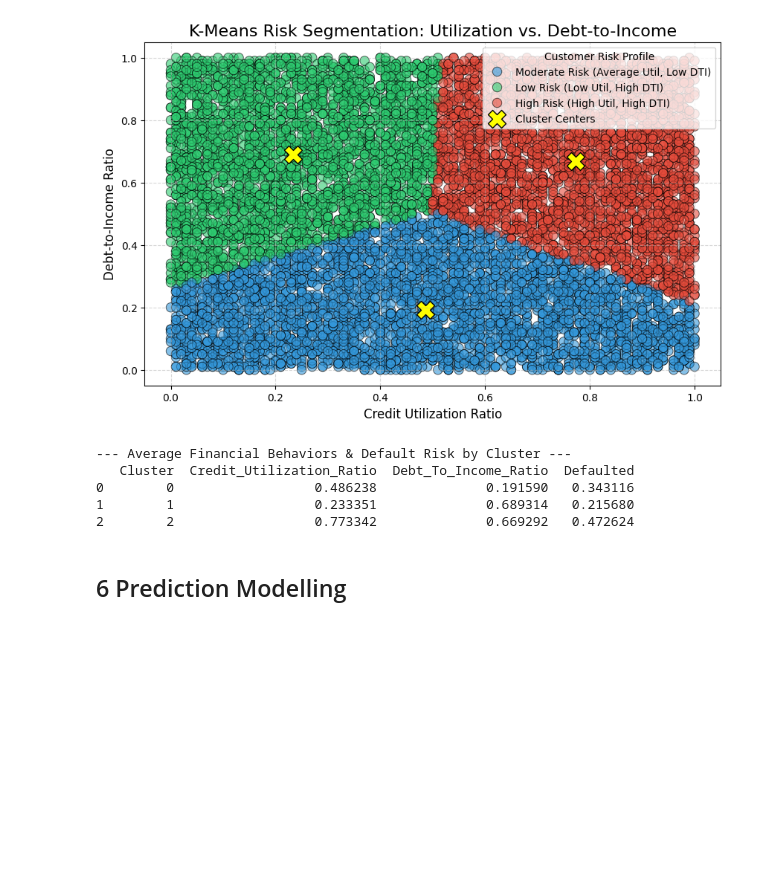
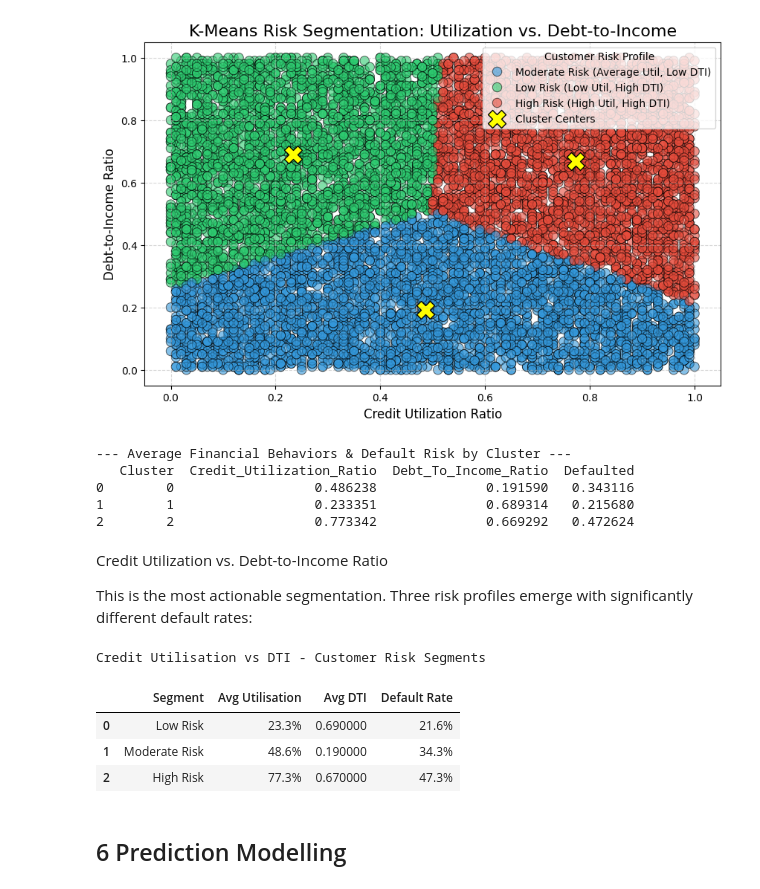
Before and after one commit to Donks9504/Business-Intelligence-and-Data-Mining, a Jupyter notebook: Minimising finanical loss through default and fraud patterns.ipynb, the cells around one changed output. Cells and saved outputs as stored; diff of their text form; code cells hidden in the pictures; blank space fills up the shorter version.

```diff
--- a/Minimising finanical loss through default and fraud patterns.ipynb
+++ b/Minimising finanical loss through default and fraud patterns.ipynb
@@ -634,6 +690,27 @@ print(cluster_stats)
 0        0                  0.486238              0.191590   0.343116
 1        1                  0.233351              0.689314   0.215680
 2        2                  0.773342              0.669292   0.472624
+# %% [markdown]
+Credit Utilization vs. Debt-to-Income Ratio
+
+This is the most actionable segmentation. Three risk profiles emerge with significantly different default rates:
+# %%
+
+data = {
+    'Segment': ['Low Risk', 'Moderate Risk', 'High Risk'],
+    'Avg Utilisation': ['23.3%', '48.6%', '77.3%'],
+    'Avg DTI': [0.69, 0.19, 0.67],
+    'Default Rate': ['21.6%', '34.3%', '47.3%']
+}
+
+df_summary = pd.DataFrame(data)
+df_summary.style.set_caption("Credit Utilisation vs DTI - Customer Risk Segments")
+# %% [output]
+Credit Utilisation vs DTI - Customer Risk Segments
+|  | Segment | Avg Utilisation | Avg DTI | Default Rate |
+| 0 | Low Risk | 23.3% | 0.690000 | 21.6% |
+| 1 | Moderate Risk | 48.6% | 0.190000 | 34.3% |
+| 2 | High Risk | 77.3% | 0.670000 | 47.3% |
 # %% [markdown]
 ## 6 Prediction Modelling
 # %%
```
Also changed, not shown: parts of 12 cells of this notebook.
